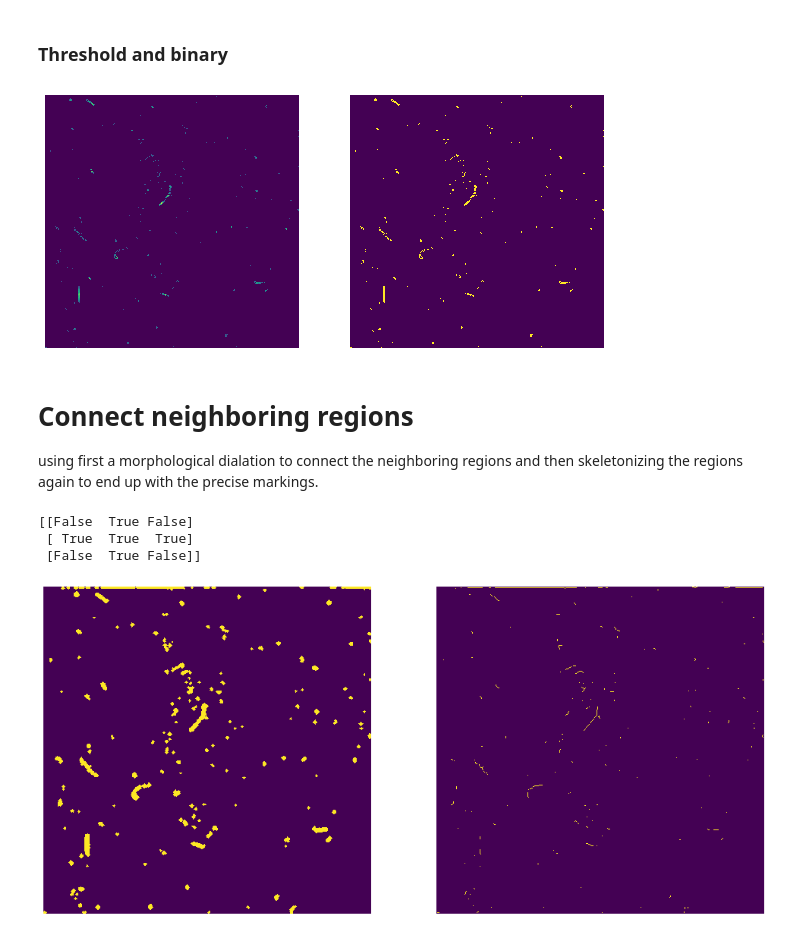
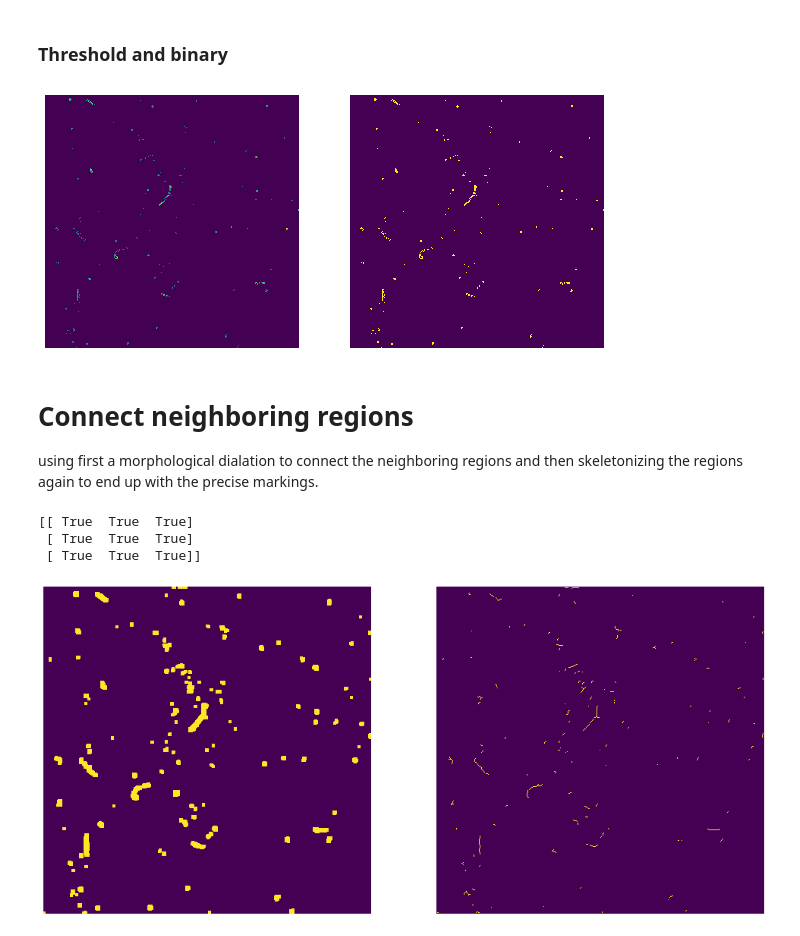
Before and after one commit to felixschloesser/DetectScratches, a Jupyter notebook: notebooks/applications/bearing_derivative.ipynb, the cells around one changed output. Cells and saved outputs as stored; diff of their text form; code cells hidden in the pictures.

```diff
--- a/notebooks/applications/bearing_derivative.ipynb
+++ b/notebooks/applications/bearing_derivative.ipynb
@@ -21,0 +18,7 @@ show_img(img, color="bw")
+# %%
+sharp_kernel = np.array([[0, -1, 0],
+                    [-1, 5, -1],
+                    [0, -1, 0]])
+
+sharp_img = sg.convolve(sharp_kernel, img, 'valid')
+show_img(sharp_img, color="bw")
@@ -50,0 +43,3 @@ show_img(response_img)
+# %%
+response_img = sobel(sharp_img)
+show_img(response_img, size=(10,10))
@@ -51,26 +48,25 @@ show_img(response_img)
 # %% [markdown]
 ### Threshold and binary
 # %%
-thresh_img = threshold(response_img, 4)
+thresh_img = threshold(response_img, 10)
 binary_img = thresh_img.astype(bool)
 
-show_img(thresh_img, binary_img)
+show_img(thresh_img, binary_img, size=(10,10))
 # %% [output]
-[figure, old version]
+[figure, new version]
 # %% [markdown]
 # Connect neighboring regions
 using first a morphological dialation to connect the neighboring regions and then skeletonizing the regions again to end up with the precise markings.
 # %%
-struct = morph.generate_binary_structure(2,1)
+struct = morph.generate_binary_structure(2, 2)
 print(struct)
 
-dial_img = morph.binary_dilation(binary_img,
-                                 structure=struct, iterations=2)
+dial_img = morph.binary_dilation(binary_img, structure=struct, iterations=2)
 skeleton_img = skeletonize(dial_img,)
 
 show_img(dial_img, skeleton_img, size=(17,17))
 # %% [output]
-[[False  True False]
+[[ True  True  True]
  [ True  True  True]
- [False  True False]]
+ [ True  True  True]]
-[figure, old version]
+[figure, new version]
```
Also changed, not shown: parts of 13 cells of this notebook, 5 other files.
